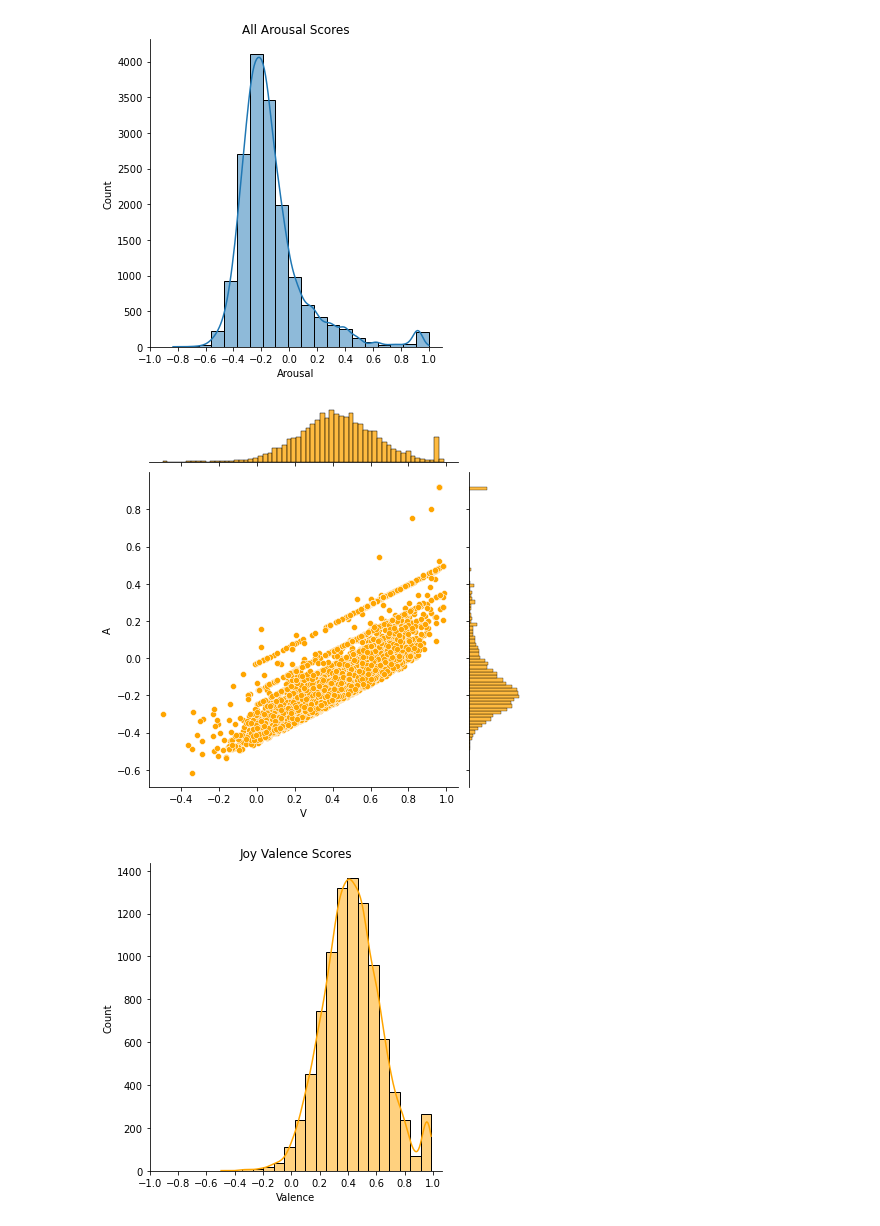
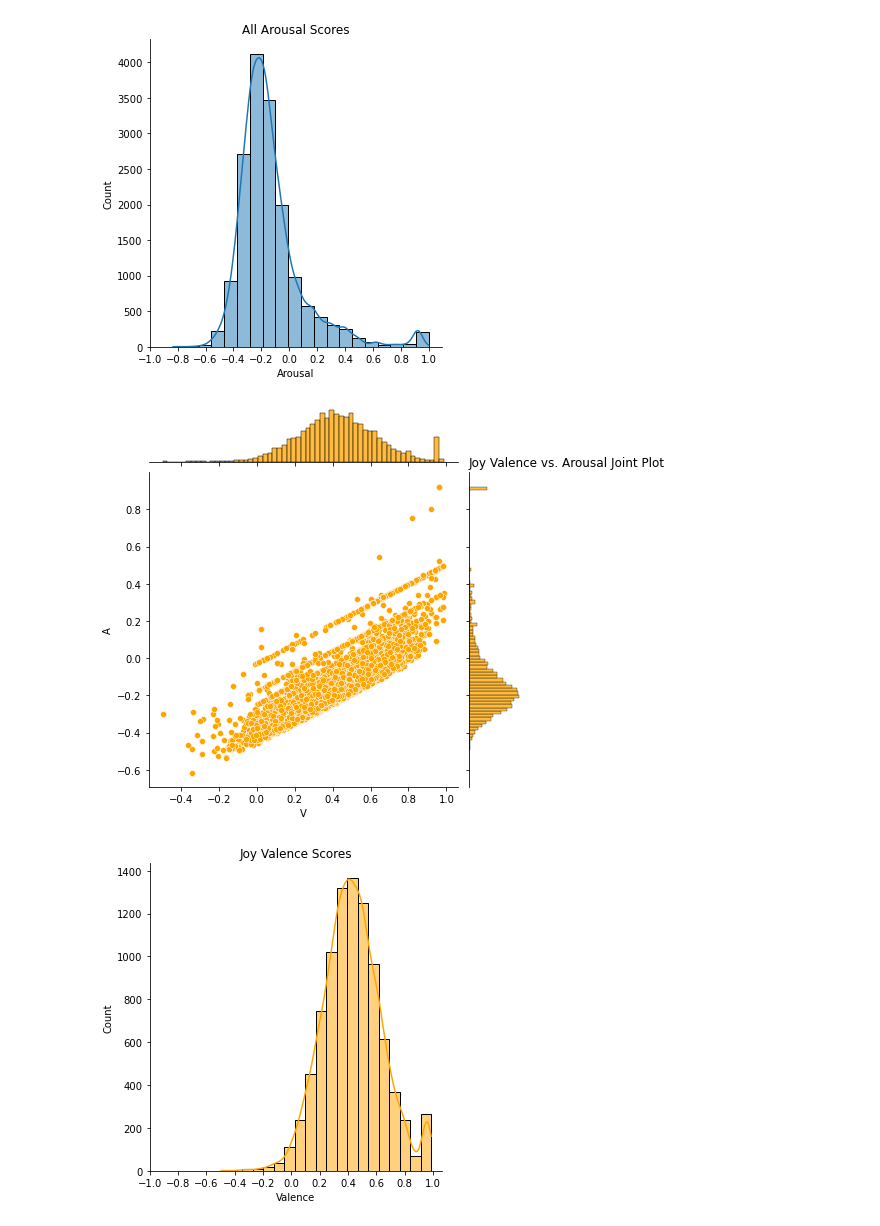
Before and after one commit to corinnesteuk/Joy-Project, a Jupyter notebook: Joy-VAD.ipynb, the cells around one changed output. Cells and saved outputs as stored; diff of their text form; code cells hidden in the pictures.

```diff
--- a/Joy-VAD.ipynb
+++ b/Joy-VAD.ipynb
@@ -11,3 +11,5 @@ from sklearn.cluster import KMeans
 #from wordcloud import WordCloud
 # %%
 df = pd.read_csv("Scaled-VAD.csv", index_col = 0)
+df['Joy'] = df['Joy'].replace(0,'Non-Joy')
+df['Joy'] = df['Joy'].replace(1,'Joy')
@@ -14,4 +30,12 @@ df = pd.read_csv("Scaled-VAD.csv", index_col = 0)
 # %%
-df['Joy'] = df['Joy'].replace(['NoJoy'],'Non-Joy')
-print(df.tail())
+#These are tweets that did not have a valence or arousal score
+# number of tweets like this: 1738
+#removed these from data frame
+print(len(df))
+ex = df[(df['V'] == -1) & (df['A']==-1)]
+#print(list(ex['Tweet']))
+inx = ex.index
+df = df.drop(inx)
+print(len(df))
+#df goes from 18226 tweets to 16488 tweets
 # %% [output]
@@ -128,6 +136,7 @@ plt.xticks([-1, -.8, -.6, -.4, -.2, 0, .2, .4, .6, .8, 1])
 plt.show()
 
 sns.jointplot(data=joy, x="V", y="A", color = "orange")
+plt.title("Joy Valence vs. Arousal Joint Plot", loc='left')
 plt.xlabel("Valence")
 plt.ylabel("Arousal")
 plt.show()
@@ -150,5 +159,5 @@ plt.show()
 [figure]
-[figure, old version]
+[figure, new version]
 [figure]
 [figure]
 # %%
```
Also changed, not shown: parts of 10 cells of this notebook, 2 other files.
